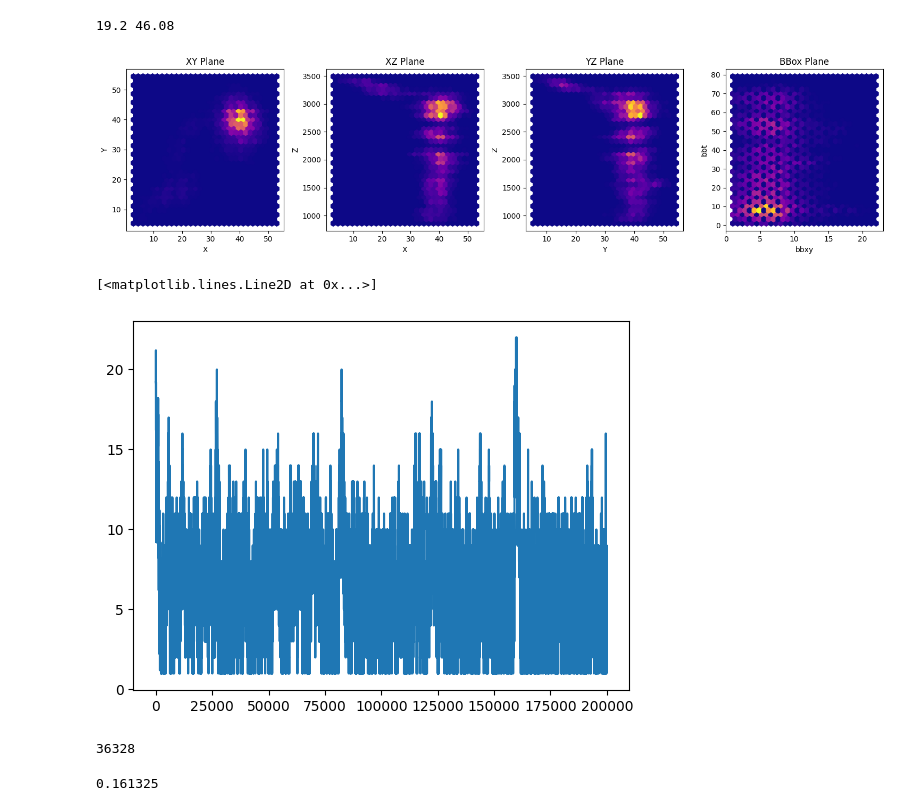
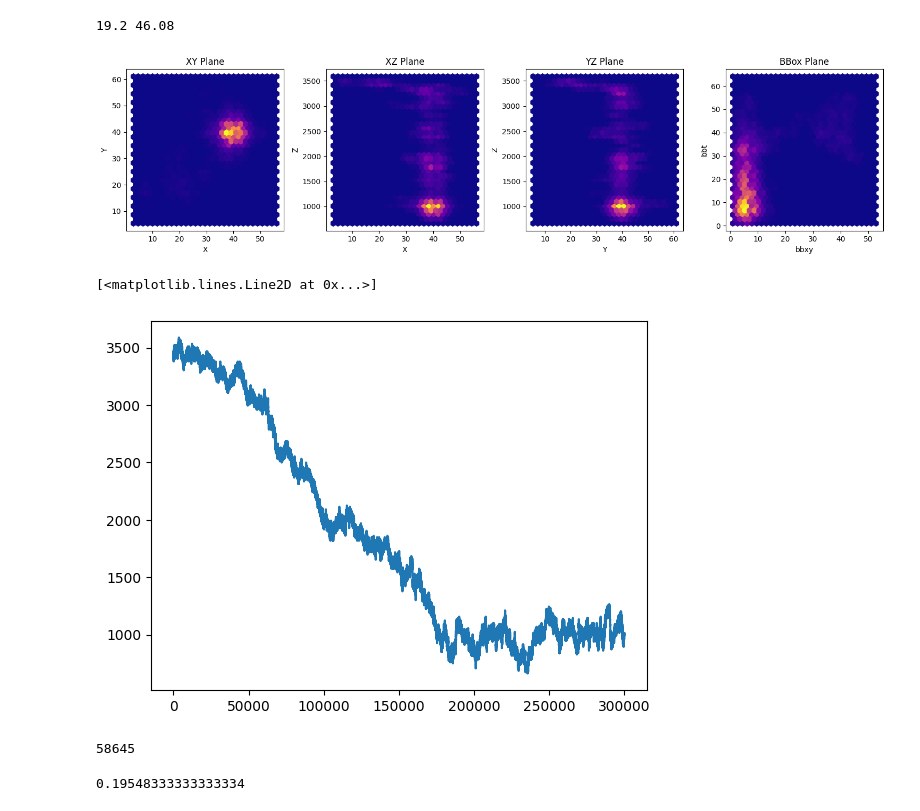
Before and after one commit to SpaceMeerkat/traident, a Jupyter notebook: training/preprocessing.ipynb, the cells around one changed output. Cells and saved outputs as stored; diff of their text form; code cells hidden in the pictures.

```diff
--- a/training/preprocessing.ipynb
+++ b/training/preprocessing.ipynb
@@ -288,7 +288,7 @@ actions = [
 ]
 
 # Training loop
-num_steps = 200000
+num_steps = 300000
 positions = []
 
 row, column, channel, Nxy, Nt = torch.tensor(0.1), torch.tensor(0.1), torch.tensor(0.75), torch.tensor(0.7), torch.tensor(0.01)
@@ -452,13 +452,13 @@ axes[3].set_title("BBox Plane")
 plt.tight_layout()
 plt.show()
 # %% [output]
-[figure, old version]
+[figure, new version]
 # %%
 plt.figure()
-plt.plot(bbxy)
+plt.plot(z)
 # %% [output]
 [<matplotlib.lines.Line2D at 0x...>]
-[figure, old version]
+[figure, new version]
 # %%
 def count_near_positions(positions, a_x, a_y, a_t):
     x, y, t = positions[:, 0], positions[:, 1], positions[:, 2]
@@ -472,8 +472,8 @@ a_x, a_y, a_t = 40, 40, 1000
 count = count_near_positions(positions, a_x, a_y, a_t)
 print(count)
 # %% [output]
-36328
+58645
 # %%
-32265 / positions.shape[0]
+58645 / positions.shape[0]
 # %% [output]
-0.161325
+0.19548333333333334
```
Also changed, not shown: parts of 3 cells of this notebook.
